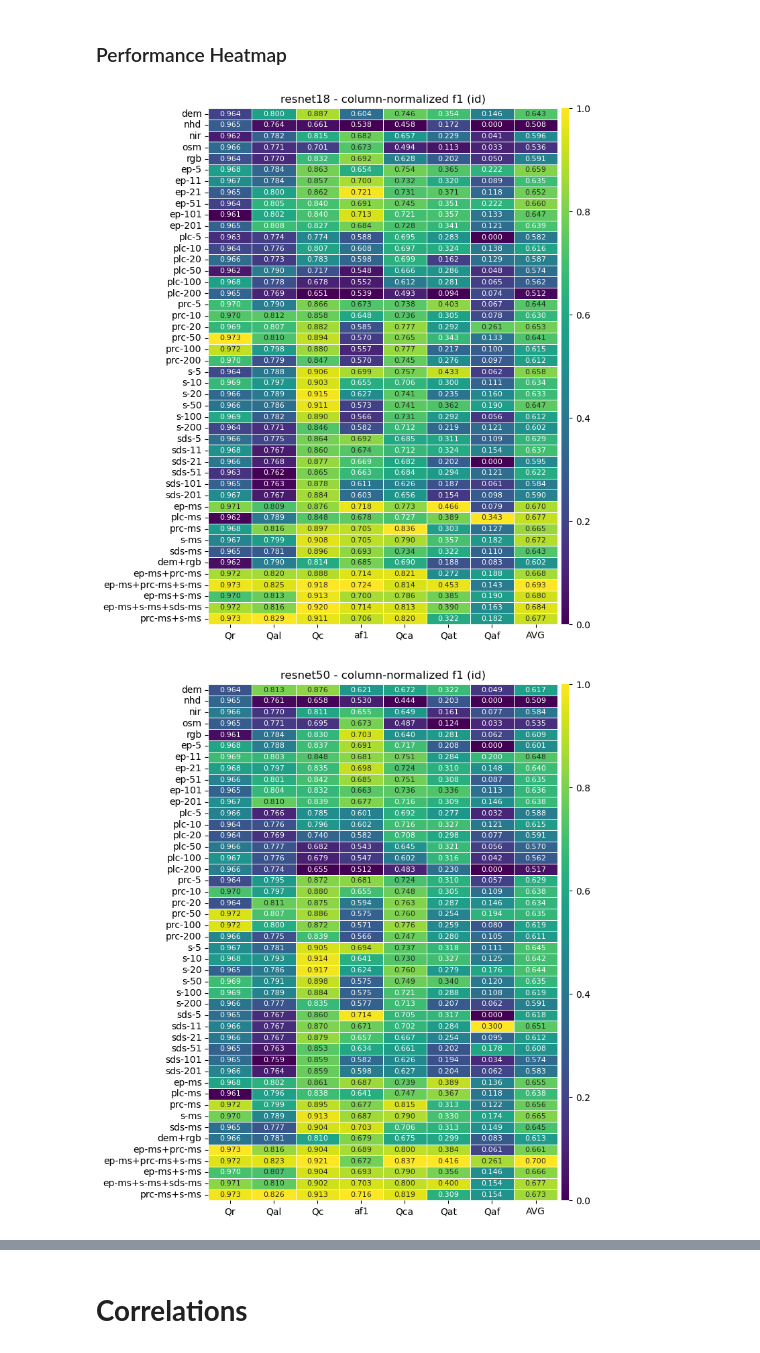
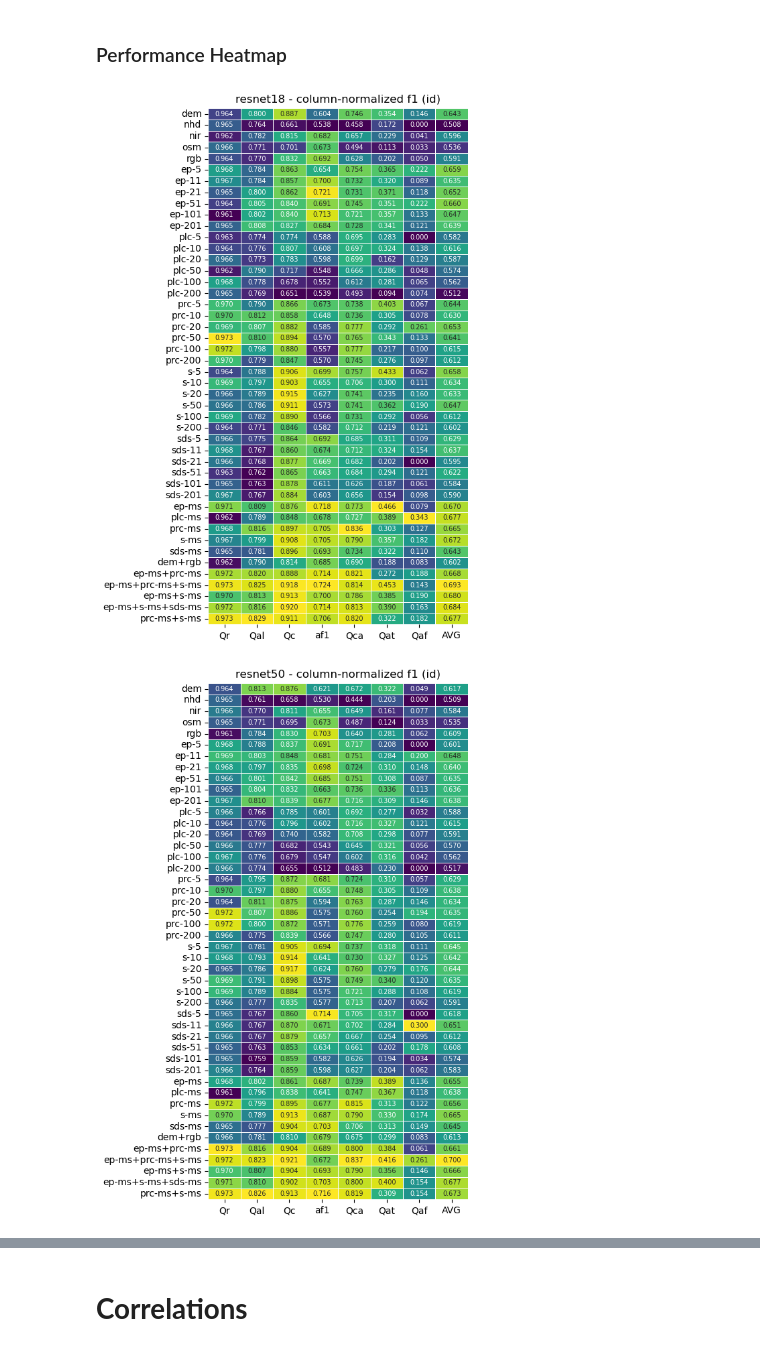
Before and after one commit to masseygeo/earthscape, a Jupyter notebook: notebooks/analysis_cls.ipynb, the cells around one changed output, grey strips where cells are left out. Saved outputs shown, nothing was run; the diff lists cells and outputs as text; code cells hidden in the pictures.

Commit message:
Updates to classification analysis notebook; new experiments.

```diff
--- a/notebooks/analysis_cls.ipynb
+++ b/notebooks/analysis_cls.ipynb
@@ -993,58 +793,70 @@ plt.show()
 # %% [markdown]
 ### Performance Heatmap
 # %%
+#############################################
+# Class-level Heatmap with Macro-Average
+#############################################
 
+# path to compiled class metrics
+class_path = os.path.join(f"{assets_dir}/compiled_class.csv")
 
-class_path = os.path.join(f"{ASSETS_DIR}/baselines/classification/compiled_class.csv")
-
+# metric to use for heatmap
 metric = "f1 (id)"
 
 
+##### pre-processing & plotting...
 df = pd.read_csv(class_path)
 
+# iterate through each model separately...
 for model in df['model'].unique():
 
     subset = df[df["model"] == model].copy()
+
+    # parse data in fixed order...
     subset[["family", "spatial support"]] = subset["input"].apply(parse_input_label)
 
+    # fixed orders for plotting...
     class_order = ["Qr", "Qal", "Qc", "af1", "Qca", "Qat", "Qaf"]
     heatmap_order = class_order + ["AVG"]
     family_rank = {"raw": 0, "ep": 1, "plc": 2, "prc": 3, "s": 4, "sds": 5, "multi-scale": 6, "multimodal": 7}
     support_families = ["ep", "plc", "prc", "s", "sds"]
 
+    # map orders to dataframe subset...
     subset["family_rank"] = subset["family"].map(family_rank)
     subset["support_sort"] = np.where(subset["family"].isin(support_families), pd.to_numeric(subset["spatial support"], errors="coerce"), np.nan)
     subset["alpha_sort"] = subset["input"].astype(str).str.lower()
     subset = subset.sort_values(by=["family_rank", "support_sort", "alpha_sort"], na_position="last")
+    row_order = subset["input"].drop_duplicates()
 
-    row_order = subset["input"].drop_duplicates()
+    # create heatmap dataframe by pivoting...
     heatmap_df = subset.pivot(index="input", columns="class", values=metric).loc[row_order, class_order]
     heatmap_df['AVG'] = heatmap_df[class_order].mean(axis=1)
 
-    # heatmap_df = heatmap_df.loc[:'sds-201']
+    # produce normalized (max-min) dataframe for plotting...
     heatmap_norm = (heatmap_df - heatmap_df.min(axis=0)) / (heatmap_df.max(axis=0) - heatmap_df.min(axis=0))
 
 
-    fig, ax = plt.subplots(figsize=(8,10))
+    ##### plot heatmap...
+    fig, ax = plt.subplots(figsize=(5,10))
 
     sns.heatmap(
         heatmap_norm[heatmap_order],
         annot=heatmap_df[heatmap_order],
         fmt=".3f",
         cmap="viridis",
         linewidths=0.5,
-        annot_kws={'fontsize': 8},
-        cbar_kws={'pad':0.01, 'aspect':70},
+        annot_kws={'fontsize': 7},
+        cbar=False,
+        # cbar_kws={'pad':0.01, 'aspect':70},
         ax=ax
         )
 
     ax.set_xlabel("")
     ax.set_ylabel("")
     ax.set_title(f"{model} - column-normalized {metric}")
 
-    # plt.tight_layout()
-    plt.savefig(f"{ASSETS_DIR}/baselines/classification/class_heatmap_{model}.svg", format='svg', bbox_inches='tight')
+    plt.savefig(os.path.join(assets_dir, f"class_heatmap_{model}.svg"), format='svg', bbox_inches='tight')
     plt.show()
 # %% [output]
-[figure, old version]
+[figure, new version]
-[figure, old version]
+[figure, new version]
```
Also changed, not shown: parts of 25 cells of this notebook, 36 other files.
